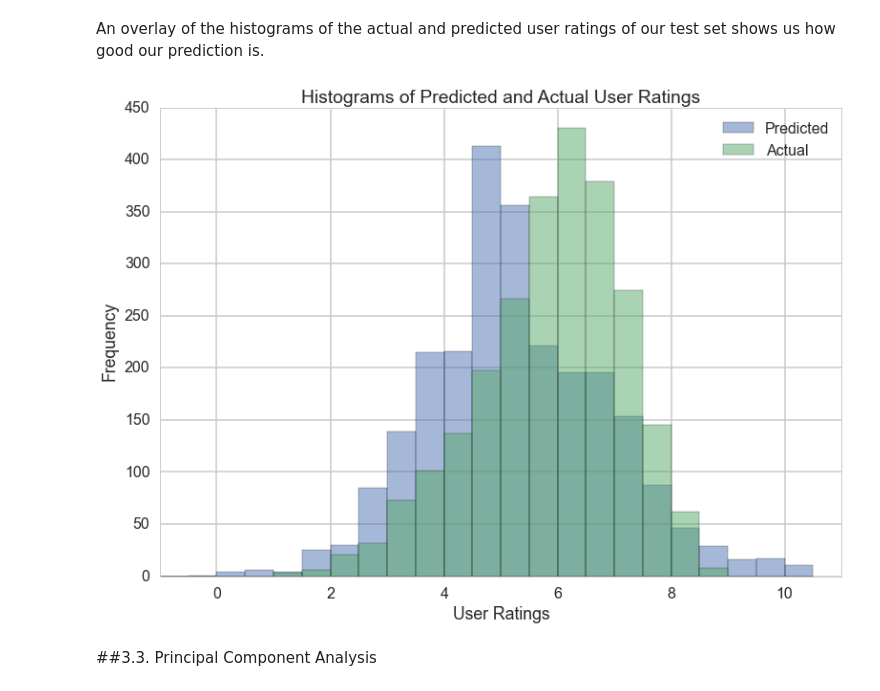
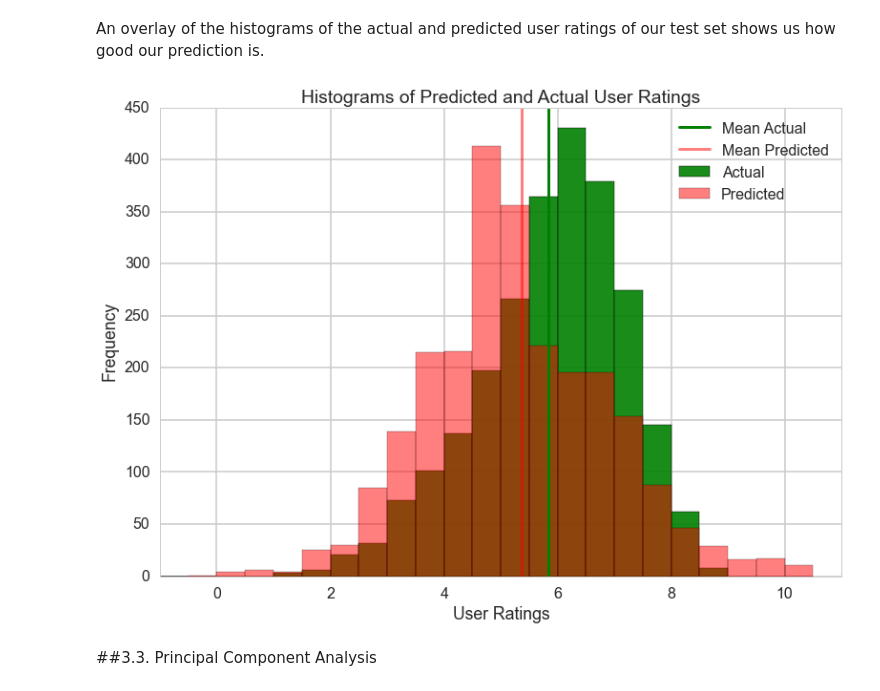
Before and after one commit to zhiqianseah/CS109finalproj, a Jupyter notebook: Project Write Up.ipynb, the cells around one changed output. Drawn from its saved outputs; the diff is of its cells as text; code cells hidden in the pictures.

Commit message:
Touchups, missing coef plot

```diff
--- a/Project Write Up.ipynb
+++ b/Project Write Up.ipynb
@@ -415,16 +418,18 @@ ypredl = results2.predict(Xtestl[results.pvalues[results.pvalues<0.05].index])
 # %% [markdown]
 An overlay of the histograms of the actual and predicted user ratings of our test set shows us how good our prediction is.
 # %%
-plt.hist(ypredl, bins=np.arange(-1, 11, 0.5), alpha=0.5, label='Predicted')
-plt.hist(ytestl.values,bins=np.arange(-1, 11, 0.5), alpha=0.5, label='Actual')
+plt.axvline(x=np.mean(ytestl.values), linewidth=3, color="green", label="Mean Actual")
+plt.axvline(x=np.mean(ypredl), linewidth=3,alpha=0.5, color="red", label="Mean Predicted")
+plt.hist(ytestl.values,bins=np.arange(-1, 11, 0.5),alpha=0.9, label='Actual', color="green")
+plt.hist(ypredl, bins=np.arange(-1, 11, 0.5), alpha=0.5, label='Predicted', color="red")
 plt.legend(loc='upper right')
 plt.xlabel("User Ratings")
 plt.ylabel("Frequency")
 plt.xlim([-1,11])
 plt.title("Histograms of Predicted and Actual User Ratings")
 plt.show()
 # %% [output]
-[figure, old version]
+[figure, new version]
 # %% [markdown]
 ##3.3. Principal Component Analysis
 # %% [markdown]
```
Also changed, not shown: parts of 5 cells of this notebook.
